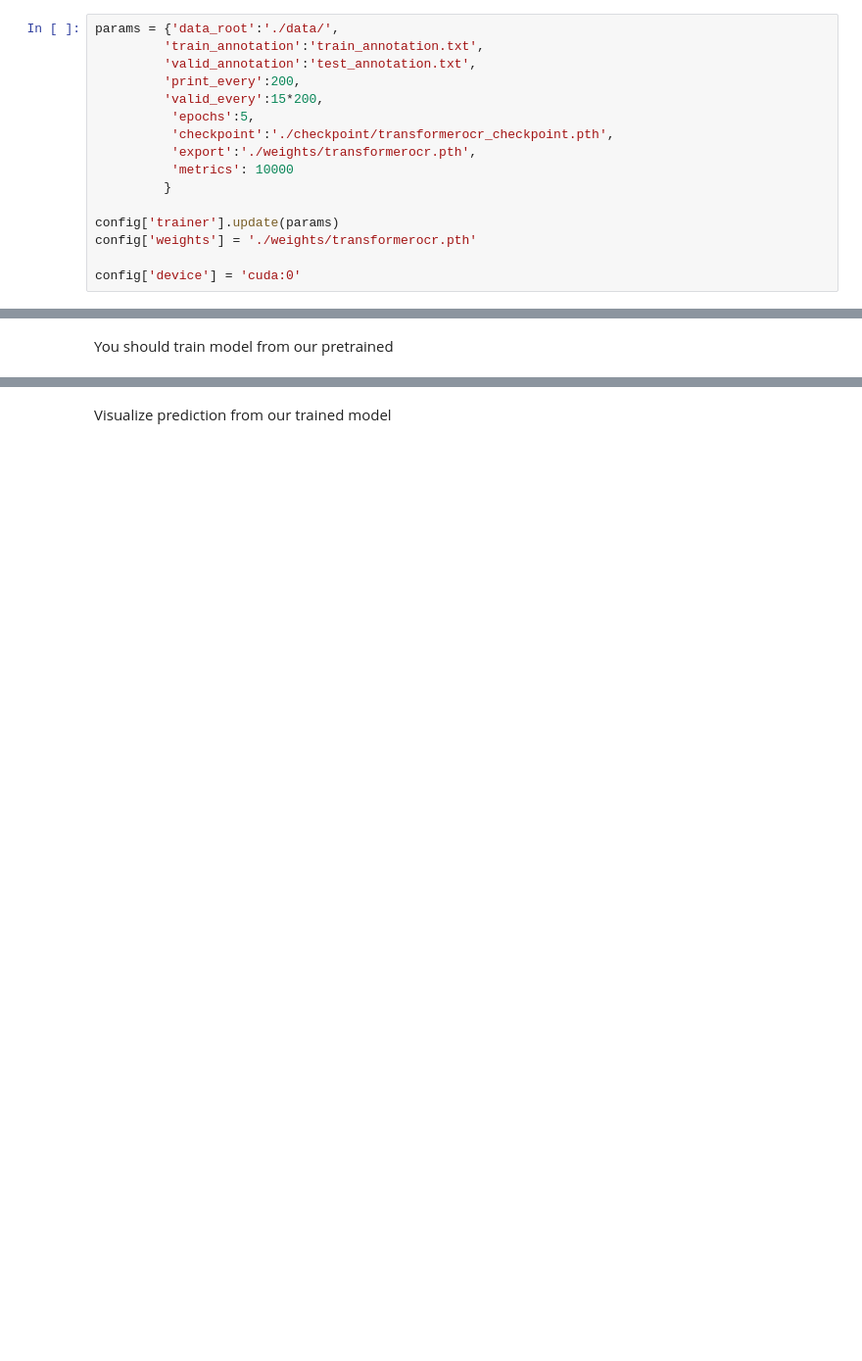
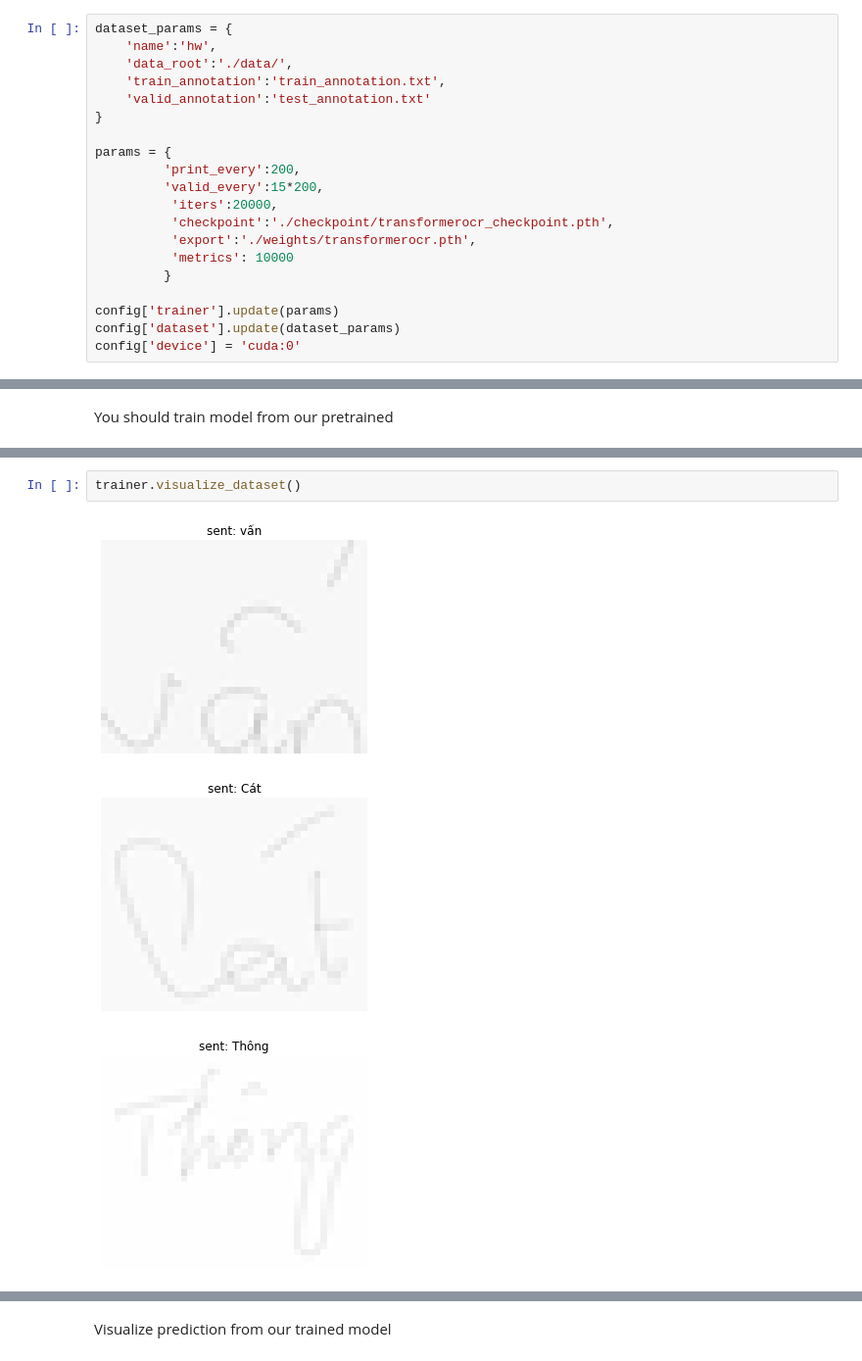
Before and after one commit to pbcquoc/vietocr, a Jupyter notebook: vietocr_gettingstart.ipynb, the cells around one changed output, grey strips where cells are left out. Shown at 98% size. Drawn from its saved outputs; the diff is of its cells as text; blank space fills up the shorter version.

```diff
--- a/vietocr_gettingstart.ipynb
+++ b/vietocr_gettingstart.ipynb
@@ -52,18 +99,22 @@ from vietocr.model.trainer import Trainer
 # %%
 config = Cfg.load_config_from_name('vgg_transformer')
 # %%
-params = {'data_root':'./data/',
-         'train_annotation':'train_annotation.txt',
-         'valid_annotation':'test_annotation.txt',
+dataset_params = {
+    'name':'hw',
+    'data_root':'./data/',
+    'train_annotation':'train_annotation.txt',
+    'valid_annotation':'test_annotation.txt'
+}
+
+params = {
          'print_every':200,
          'valid_every':15*200,
-          'epochs':5,
+          'iters':20000,
           'checkpoint':'./checkpoint/transformerocr_checkpoint.pth',
           'export':'./weights/transformerocr.pth',
           'metrics': 10000
          }
 
 config['trainer'].update(params)
-config['weights'] = './weights/transformerocr.pth'
-
+config['dataset'].update(dataset_params)
 config['device'] = 'cuda:0'
@@ -81,0 +158,6 @@ MD5 matches: /tmp/tranformerorc.pth
+# %%
+trainer.visualize_dataset()
+# %% [output]
+[figure, added]
+[figure, added]
+[figure, added]
```
Also changed, not shown: parts of 29 cells of this notebook.
